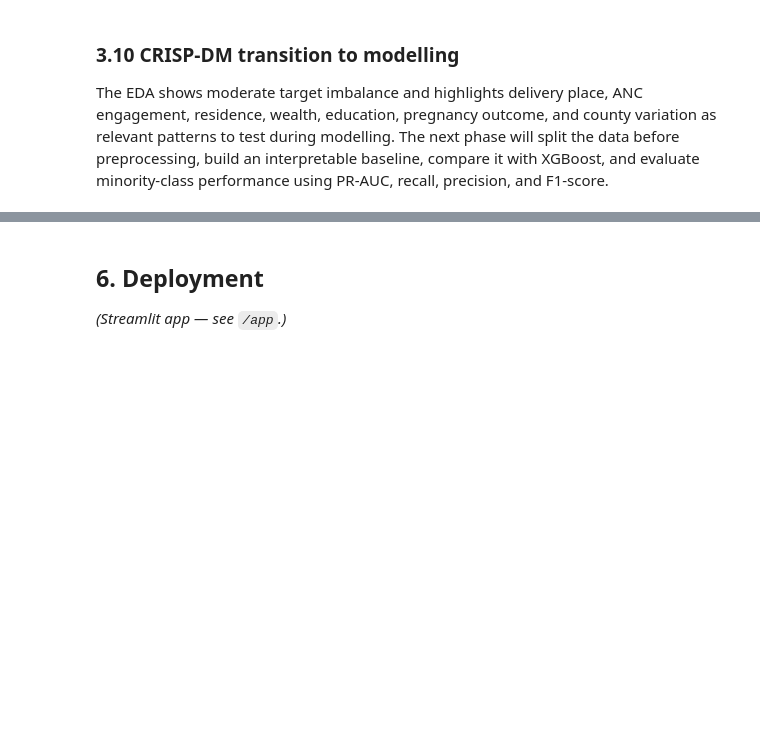
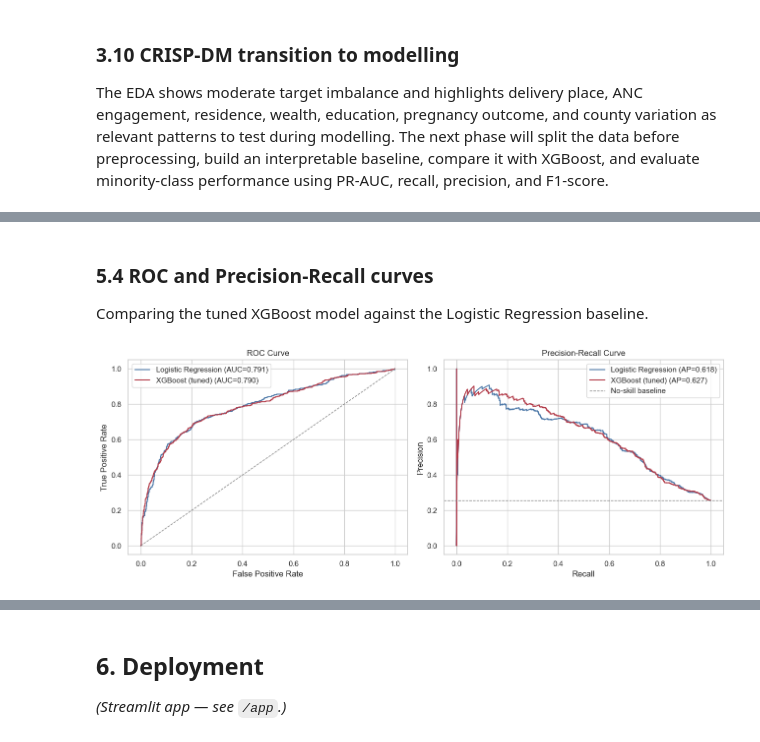
Before and after one commit to dr-baridiminer/Maternal_Health_PNC_Risk_Stratification_Capstone, a Jupyter notebook: notebooks/00_full_project.ipynb, the cells around one changed output, grey strips where cells are left out. Drawn from its saved outputs; the diff is of its cells as text; code cells hidden in the pictures; blank space fills up the shorter version.

```diff
--- a/notebooks/00_full_project.ipynb
+++ b/notebooks/00_full_project.ipynb
@@ -1193,0 +1479,33 @@ The EDA shows moderate target imbalance and highlights delivery place, ANC engag
+# %% [markdown]
+### 5.4 ROC and Precision-Recall curves
+
+Comparing the tuned XGBoost model against the Logistic Regression baseline.
+# %%
+fig, axes = plt.subplots(1, 2, figsize=(13, 5))
+
+for proba, label, color in [
+    (log_reg_proba, "Logistic Regression", "#4C78A8"),
+    (xgb_tuned_proba, "XGBoost (tuned)", "#B23A48"),
+]:
+    fpr, tpr, _ = roc_curve(y_test, proba)
+    axes[0].plot(fpr, tpr, label=f"{label} (AUC={roc_auc_score(y_test, proba):.3f})", color=color)
+
+    prec, rec, _ = precision_recall_curve(y_test, proba)
+    axes[1].plot(rec, prec, label=f"{label} (AP={average_precision_score(y_test, proba):.3f})", color=color)
+
+axes[0].plot([0, 1], [0, 1], linestyle="--", color="grey", linewidth=1)
+axes[0].set_title("ROC Curve")
+axes[0].set_xlabel("False Positive Rate")
+axes[0].set_ylabel("True Positive Rate")
+axes[0].legend()
+
+axes[1].axhline(y_test.mean(), linestyle="--", color="grey", linewidth=1, label="No-skill baseline")
+axes[1].set_title("Precision-Recall Curve")
+axes[1].set_xlabel("Recall")
+axes[1].set_ylabel("Precision")
+axes[1].legend()
+
+plt.tight_layout()
+plt.show()
+# %% [output]
+[figure, added]
```
Also changed, not shown: parts of 33 cells of this notebook.
